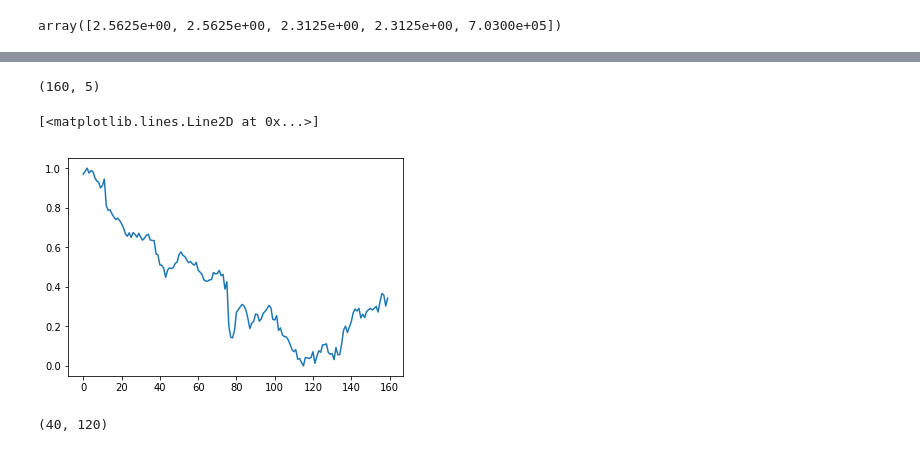
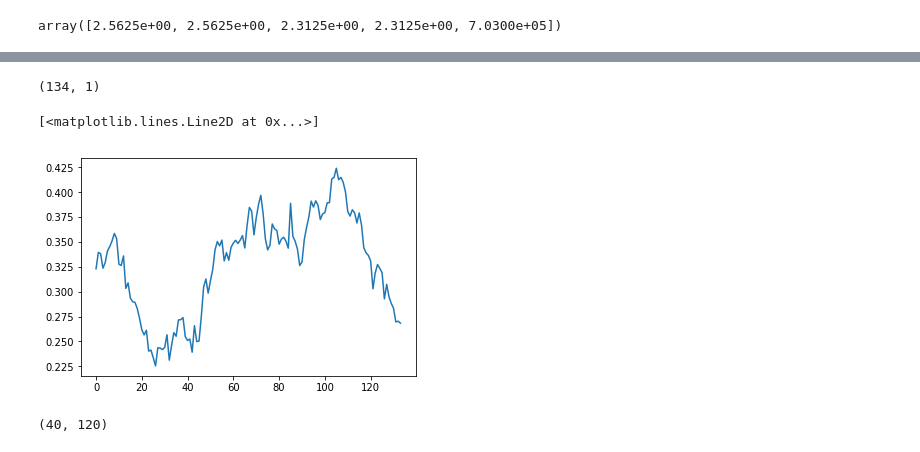
Before and after one commit to ravi-gopalan/lstm_analyses, a Jupyter notebook: lstm_prediction_WDC.ipynb, the cells around one changed output, grey strips where cells are left out. Cells and saved outputs as stored; diff of their text form; code cells hidden in the pictures.

```diff
--- a/lstm_prediction_WDC.ipynb
+++ b/lstm_prediction_WDC.ipynb
@@ -212,0 +254,10 @@ array([0.01030651, 0.03016139, 0.06360598, ..., 0.08532485, 0.10303676,
+# %%
+# Feature Scaling
+from sklearn.preprocessing import MinMaxScaler
+
+
+sc_wdc = MinMaxScaler((0, 1))
+
+scale1 = sc_wdc.fit_transform(train_array.reshape(-1, 1))
+
+scale1.shape
@@ -220,11 +271,11 @@ plt.plot(scaled_training_set[:,4],color='r',label='volume')
 # %%
-# Creating a data structure with 120 timesteps and 1 output
-timesteps=120
+# Creating a data structure with 30 timesteps and 1 output
+timesteps=30
 X_train = []
 y_train = []
 for i in range(timesteps, train_array.shape[0]):
-    X_train.append(scaled_training_set[i-timesteps:i, 0])
-    y_train.append(scaled_training_set[i, 0])
+    X_train.append(scale1[i-timesteps:i, 0])
+    y_train.append(scale1[i, 0])
 X_train, y_train = np.array(X_train), np.array(y_train)
 # %%
 # Reshaping
@@ -306,4 +373,4 @@ plt.plot(valid_array[:,3],color='b',label='valid-close')
 # %%
-inputs_array = close_array[train_array.shape[0]-timesteps:train_array.shape[0]+40]
+inputs_array = close_array[4778-timesteps:4882,3]
 inputs_array.shape
 # %% [output]
@@ -322,13 +382,13 @@ valid_scale5 = sc5.fit_transform(inputs_array[:,4].reshape(-1, 1))
-# %%
-scaled_validation_set = np.concatenate((valid_scale1, valid_scale2,valid_scale3,valid_scale4,valid_scale5), axis=1)
-scaled_validation_set.shape
-# %% [output]
-(160, 5)
+# %%
+valid_scale_wdc= sc_wdc.transform(inputs_array.reshape(-1, 1))
+valid_scale_wdc.shape
+# %% [output]
+(134, 1)
 # %%
-plt.plot(scaled_validation_set[:,3])
+plt.plot(valid_scale_wdc)
 # %% [output]
 [<matplotlib.lines.Line2D at 0x...>]
-[figure, old version]
+[figure, new version]
 # %%
 X_test = []
 for i in range(timesteps, timesteps+40):
```
Also changed, not shown: parts of 45 cells of this notebook.
